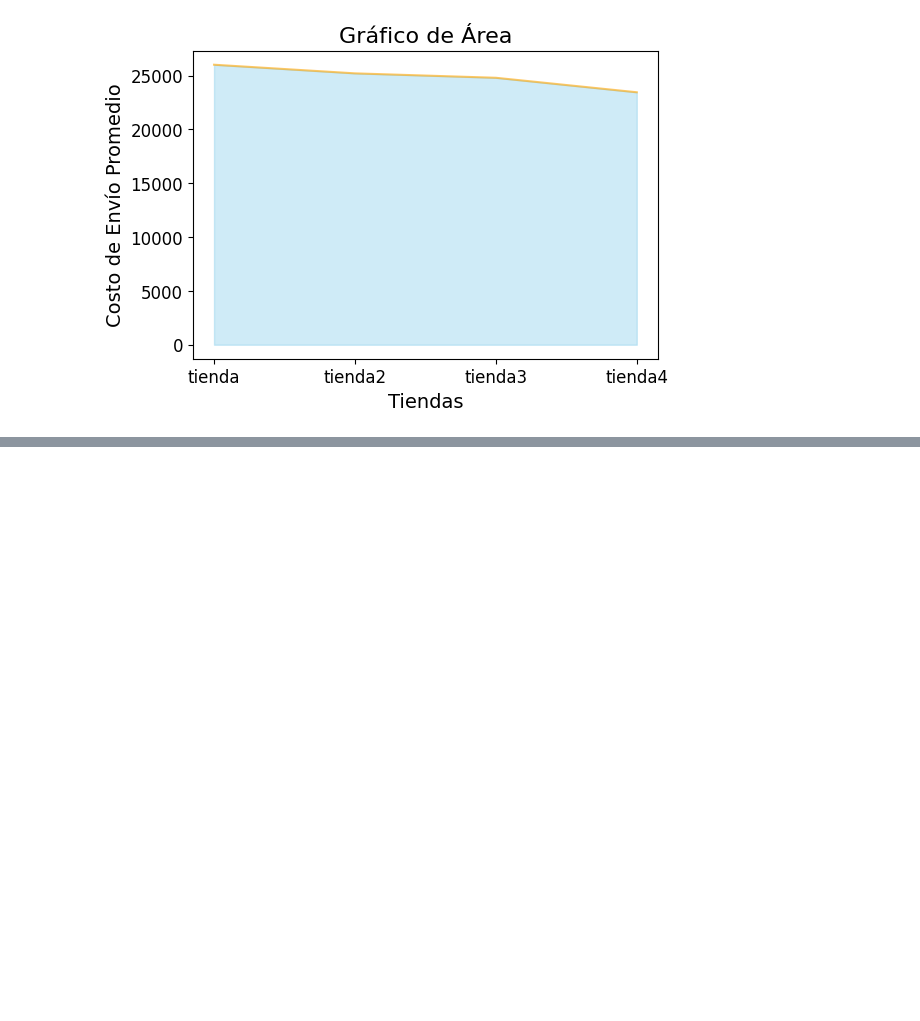
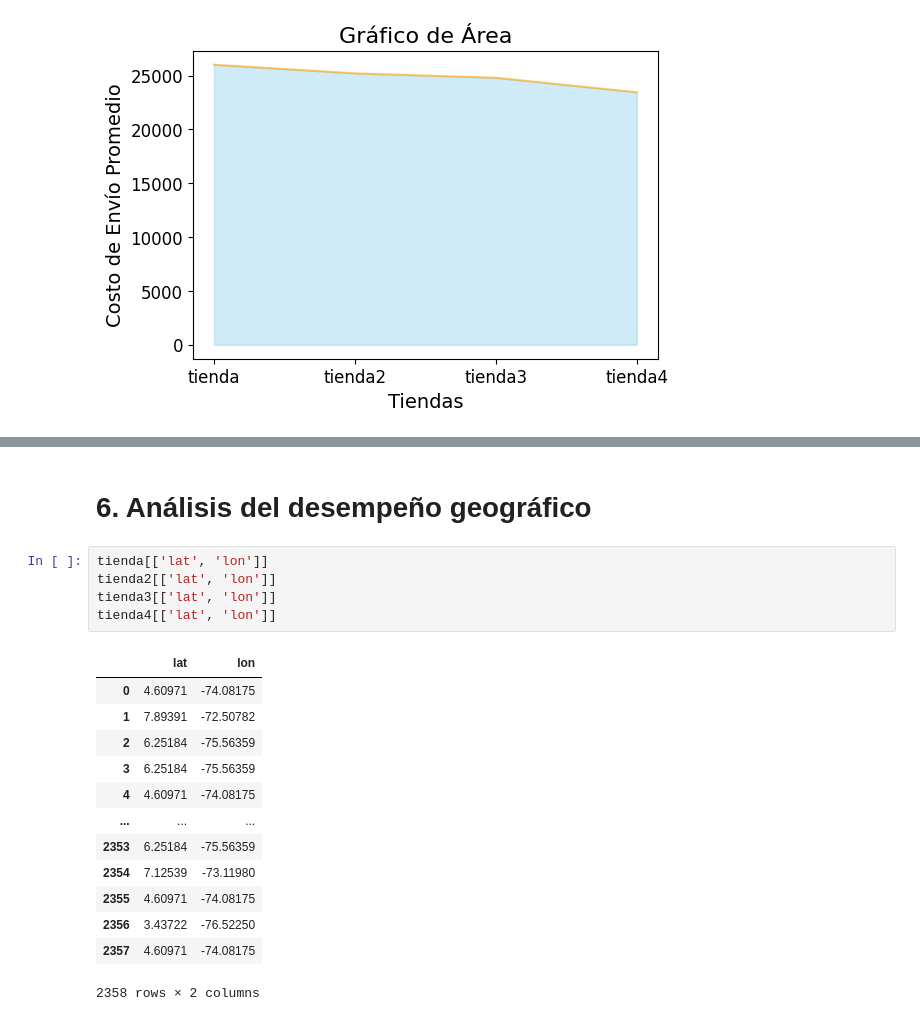
Before and after one commit to VivianQui/Challenge-Precticando-Python-para-Data-Science, a Jupyter notebook: AluraStoreLatam.ipynb, the cells around one changed output, grey strips where cells are left out. Saved outputs shown, nothing was run; the diff lists cells and outputs as text; blank space fills up the shorter version.

```diff
--- a/AluraStoreLatam.ipynb
+++ b/AluraStoreLatam.ipynb
@@ -551,3 +551,24 @@ Tras considerar todos los factores analizados, se recomienda que el señor Juan
 **Tienda**, aunque lider en ingresos, muestra desventajas en calificación de usiarios y costos de envío más altos. **Tienda4**, por su parte tiene los menores ingresos y calificaciones menos destacadas.
 
 Por lo tanto **Tienda3** representa el mejor equilibrio entre desempeño comercial, eficiencia operativa y percepción positiva del cliente
+# %% [markdown]
+# 6. Análisis del desempeño geográfico
+# %%
+tienda[['lat', 'lon']]
+tienda2[['lat', 'lon']]
+tienda3[['lat', 'lon']]
+tienda4[['lat', 'lon']]
+# %% [output]
+|  | lat | lon |
+| 0 | 4.60971 | -74.08175 |
+| 1 | 7.89391 | -72.50782 |
+| 2 | 6.25184 | -75.56359 |
+| 3 | 6.25184 | -75.56359 |
+| 4 | 4.60971 | -74.08175 |
+| ... | ... | ... |
+| 2353 | 6.25184 | -75.56359 |
+| 2354 | 7.12539 | -73.11980 |
+| 2355 | 4.60971 | -74.08175 |
+| 2356 | 3.43722 | -76.52250 |
+| 2357 | 4.60971 | -74.08175 |
+2358 rows × 2 columns
```
Also changed, not shown: parts of 1 cell of this notebook.
